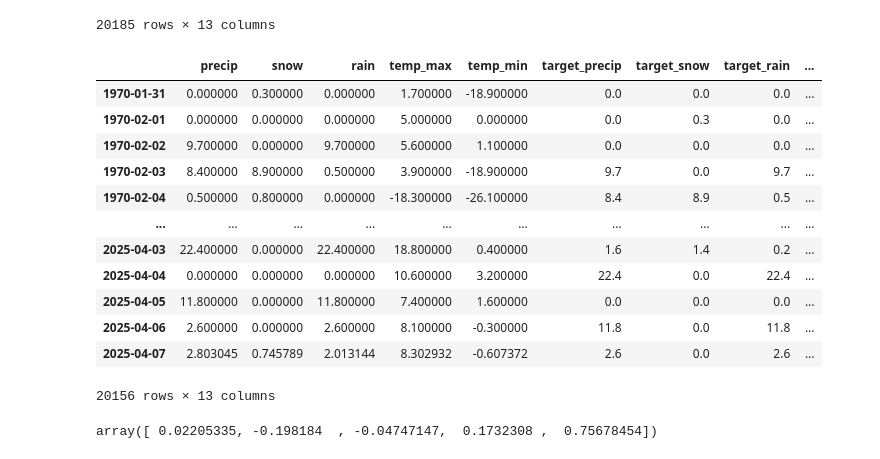
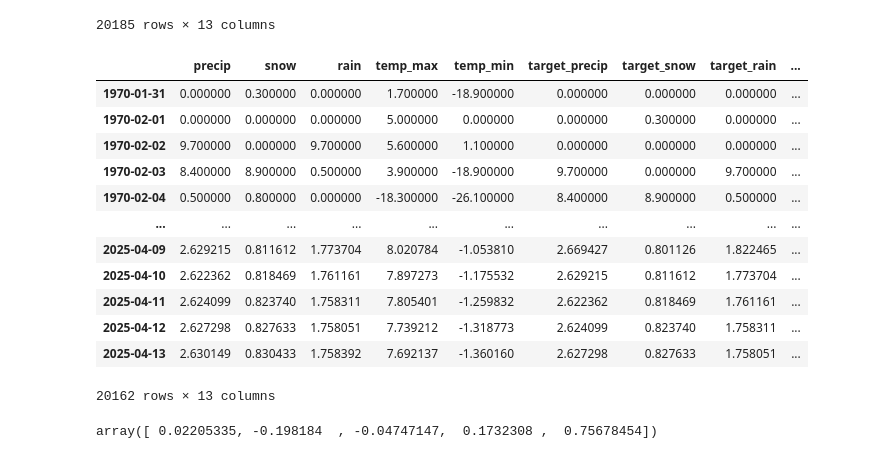
Before and after one commit to MohamedAmineAllet/KAFFKA-ON-THE-MOON, a Jupyter notebook: MachinesIntelligentes/Version3PredicteurMeteo.ipynb, the cells around one changed output. Saved outputs shown, nothing was run; the diff lists cells and outputs as text; code cells hidden in the pictures.

```diff
--- a/MachinesIntelligentes/Version3PredicteurMeteo.ipynb
+++ b/MachinesIntelligentes/Version3PredicteurMeteo.ipynb
@@ -264,23 +264,24 @@ baseDeDonneesNettoyee.replace([np.inf, -np.inf], np.nan, inplace=True)
 #Remplacer nos valeur NaN par 0 pour ne pas avoir de manque de donnes.
 baseDeDonneesNettoyee = baseDeDonneesNettoyee.fillna(0)
 # %%
-baseDeDonneesNettoyee = predire_et_ajouter_nouvelle_ligne(baseDeDonneesNettoyee,predicteur)
+for i in range(7):
+    baseDeDonneesNettoyee = predire_et_ajouter_nouvelle_ligne(baseDeDonneesNettoyee,predicteur)
 
 baseDeDonneesNettoyee
 # %% [output]
 |  | precip | snow | rain | temp_max | temp_min | target_precip | target_snow | target_rain | ... |
-| 1970-01-31 | 0.000000 | 0.300000 | 0.000000 | 1.700000 | -18.900000 | 0.0 | 0.0 | 0.0 | ... |
-| 1970-02-01 | 0.000000 | 0.000000 | 0.000000 | 5.000000 | 0.000000 | 0.0 | 0.3 | 0.0 | ... |
-| 1970-02-02 | 9.700000 | 0.000000 | 9.700000 | 5.600000 | 1.100000 | 0.0 | 0.0 | 0.0 | ... |
-| 1970-02-03 | 8.400000 | 8.900000 | 0.500000 | 3.900000 | -18.900000 | 9.7 | 0.0 | 9.7 | ... |
-| 1970-02-04 | 0.500000 | 0.800000 | 0.000000 | -18.300000 | -26.100000 | 8.4 | 8.9 | 0.5 | ... |
+| 1970-01-31 | 0.000000 | 0.300000 | 0.000000 | 1.700000 | -18.900000 | 0.000000 | 0.000000 | 0.000000 | ... |
+| 1970-02-01 | 0.000000 | 0.000000 | 0.000000 | 5.000000 | 0.000000 | 0.000000 | 0.300000 | 0.000000 | ... |
+| 1970-02-02 | 9.700000 | 0.000000 | 9.700000 | 5.600000 | 1.100000 | 0.000000 | 0.000000 | 0.000000 | ... |
+| 1970-02-03 | 8.400000 | 8.900000 | 0.500000 | 3.900000 | -18.900000 | 9.700000 | 0.000000 | 9.700000 | ... |
+| 1970-02-04 | 0.500000 | 0.800000 | 0.000000 | -18.300000 | -26.100000 | 8.400000 | 8.900000 | 0.500000 | ... |
 | ... | ... | ... | ... | ... | ... | ... | ... | ... | ... |
-| 2025-04-03 | 22.400000 | 0.000000 | 22.400000 | 18.800000 | 0.400000 | 1.6 | 1.4 | 0.2 | ... |
-| 2025-04-04 | 0.000000 | 0.000000 | 0.000000 | 10.600000 | 3.200000 | 22.4 | 0.0 | 22.4 | ... |
-| 2025-04-05 | 11.800000 | 0.000000 | 11.800000 | 7.400000 | 1.600000 | 0.0 | 0.0 | 0.0 | ... |
-| 2025-04-06 | 2.600000 | 0.000000 | 2.600000 | 8.100000 | -0.300000 | 11.8 | 0.0 | 11.8 | ... |
-| 2025-04-07 | 2.803045 | 0.745789 | 2.013144 | 8.302932 | -0.607372 | 2.6 | 0.0 | 2.6 | ... |
+| 2025-04-09 | 2.629215 | 0.811612 | 1.773704 | 8.020784 | -1.053810 | 2.669427 | 0.801126 | 1.822465 | ... |
+| 2025-04-10 | 2.622362 | 0.818469 | 1.761161 | 7.897273 | -1.175532 | 2.629215 | 0.811612 | 1.773704 | ... |
+| 2025-04-11 | 2.624099 | 0.823740 | 1.758311 | 7.805401 | -1.259832 | 2.622362 | 0.818469 | 1.761161 | ... |
+| 2025-04-12 | 2.627298 | 0.827633 | 1.758051 | 7.739212 | -1.318773 | 2.624099 | 0.823740 | 1.758311 | ... |
+| 2025-04-13 | 2.630149 | 0.830433 | 1.758392 | 7.692137 | -1.360160 | 2.627298 | 0.827633 | 1.758051 | ... |
-20156 rows × 13 columns
+20162 rows × 13 columns
 # %%
 reg.coef_
 # %% [output]
```
Also changed, not shown: parts of 2 cells of this notebook, 3 other files.
